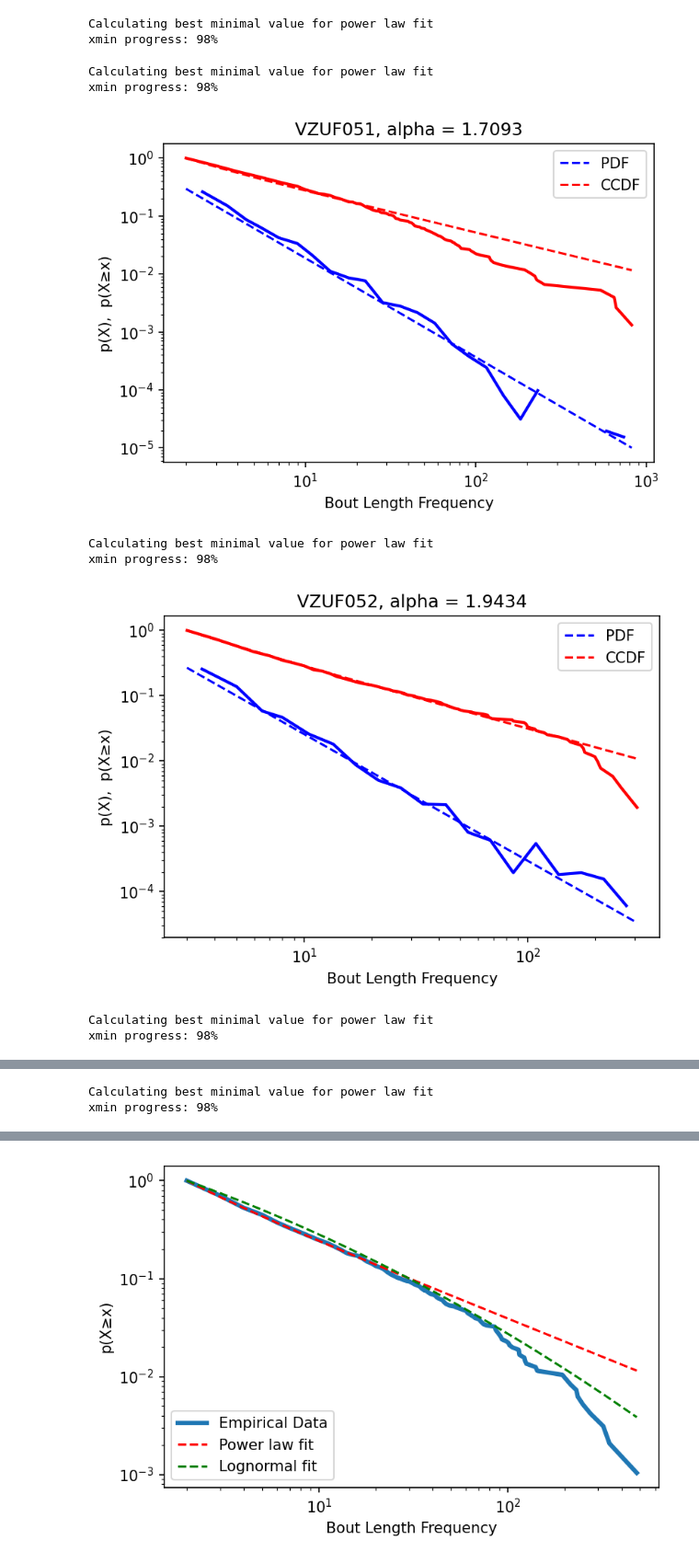
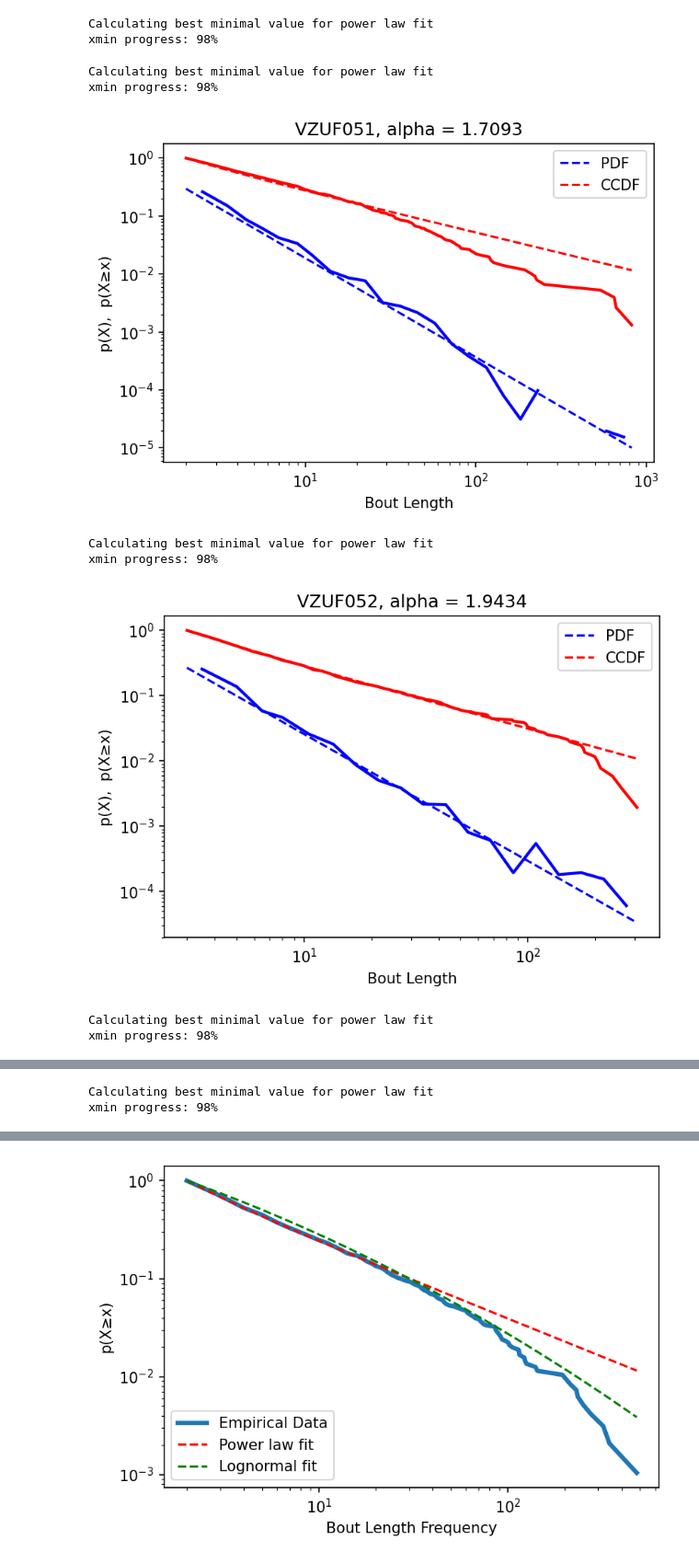
Before and after one commit to amlan-nayak/meerkat-box, a Jupyter notebook: Power Laws.ipynb, the cells around one changed output, grey strips where cells are left out. Shown at 92% size. Cells and saved outputs as stored; diff of their text form; code cells hidden in the pictures.

```diff
--- a/Power Laws.ipynb
+++ b/Power Laws.ipynb
@@ -69,7 +69,7 @@ ax = ax.flatten()
 i=0
 bouts_dict = {}
 for m in meerkats:
-        fig.suptitle('Running Bouts Histogram')
+        fig.suptitle('Vigilance Bouts Histogram')
         ax[i].set_title(m)
         ax[i].set_xlabel('Duration')
         ax[i].set_ylabel('Number of Bouts')
@@ -77,7 +77,7 @@ for m in meerkats:
         ax[i].yaxis.set_tick_params(labelbottom=True)
         b = np.array(bouts[m])
         bouts_dict[m] = b
-        ax[i].hist(b[b>1],edgecolor="k")
+        ax[i].hist(b[b>2],edgecolor="k")
         i = i + 1
 for a in ax[len(max_days[k][0])+2:]:
     a.remove()
@@ -99,29 +99,29 @@ xmin progress: 98%
 # %%
 ####
 for i in bouts_dict.keys():
     data = bouts_dict[i]
     fit = powerlaw.Fit(data, discrete = True)
     plt.figure(dpi=150)
 
     figCCDF = fit.plot_pdf(color='b', linewidth=2)
 
     fit.power_law.plot_pdf(color='b', linestyle='--', ax=figCCDF,label='PDF')
     fit.plot_ccdf(color='r', linewidth=2, ax=figCCDF)
     fit.power_law.plot_ccdf(color='r', linestyle='--', ax=figCCDF,label='CCDF')
     ####
     figCCDF.set_title('{}, alpha = {}'.format(i,np.round(fit.power_law.alpha,4)) )
     figCCDF.set_ylabel(u"p(X),  p(X≥x)")
-    figCCDF.set_xlabel(r"Bout Length Frequency")
+    figCCDF.set_xlabel(r"Bout Length")
     plt.legend()
     plt.show()
     plt.close()
 #savefig(figname+'.eps', bbox_inches='tight')
 # %% [output]
 Calculating best minimal value for power law fit
 xmin progress: 98%
-[figure, old version]
+[figure, new version]
 Calculating best minimal value for power law fit
 xmin progress: 98%
-[figure, old version]
+[figure, new version]
 Calculating best minimal value for power law fit
 xmin progress: 98%
```
Also changed, not shown: parts of 2 cells of this notebook, 4 other files.
